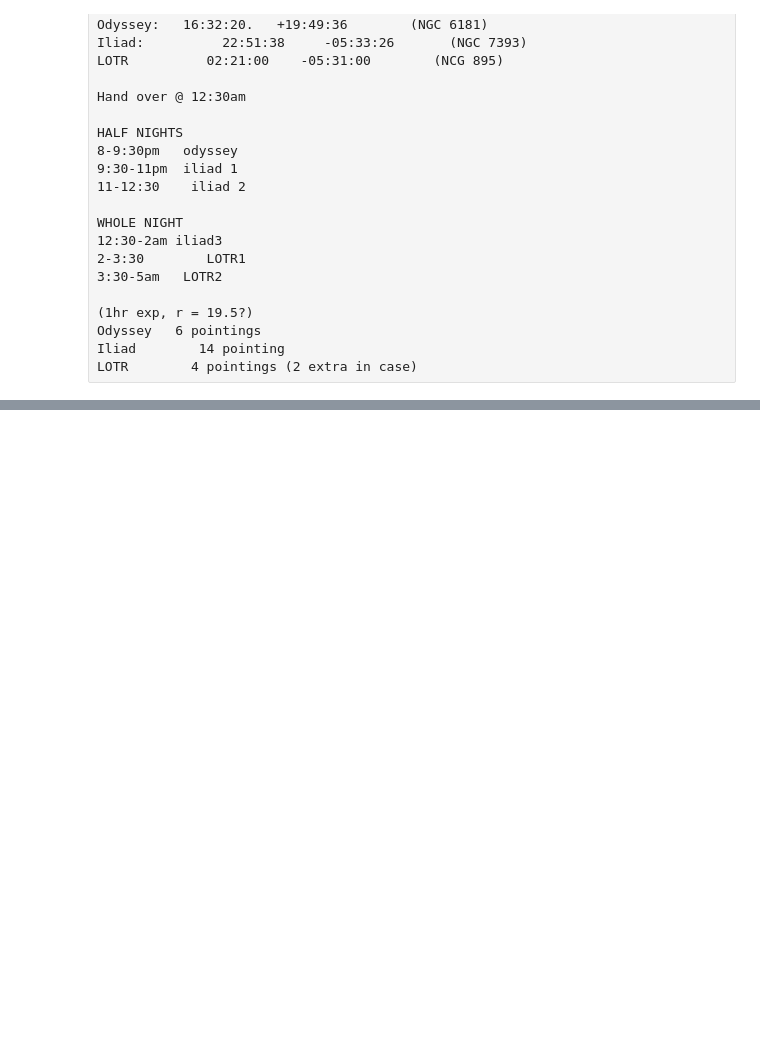
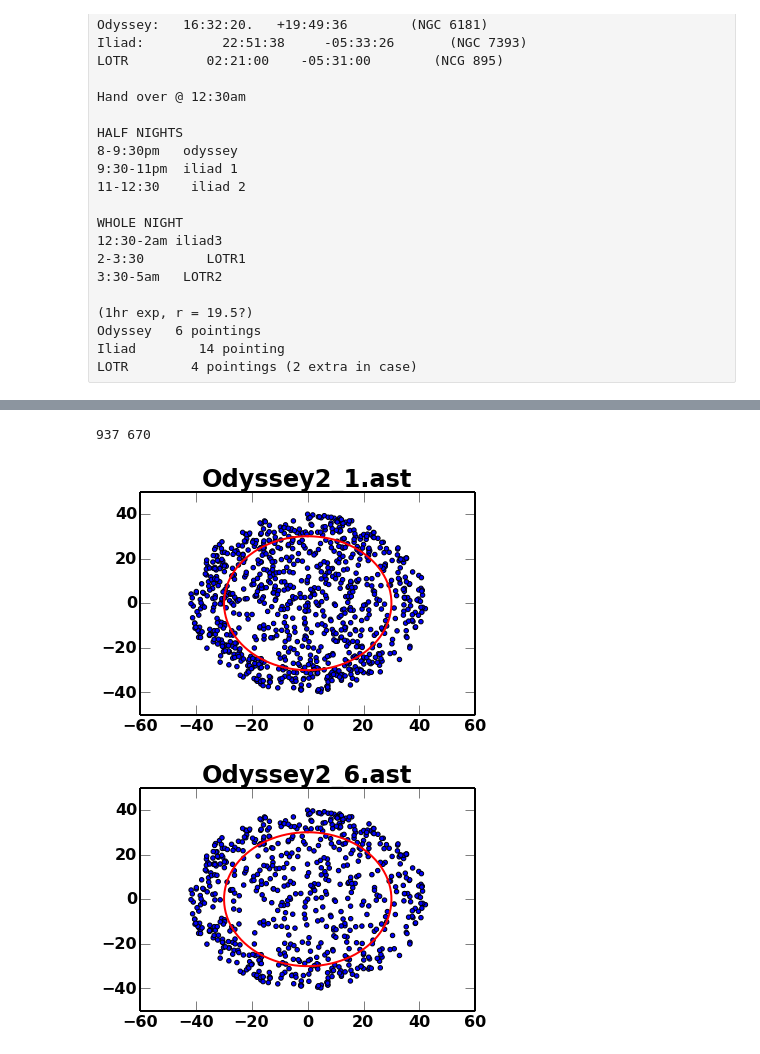
Before and after one commit to sagasurvey/erik, a Jupyter notebook: 2013Aug-HYDRA.ipynb, the cells around one changed output, grey strips where cells are left out. Drawn from its saved outputs; the diff is of its cells as text; code cells hidden in the pictures; blank space fills up the shorter version.

Commit message:
various updates for WIYN targeting

```diff
--- a/2013Aug-HYDRA.ipynb
+++ b/2013Aug-HYDRA.ipynb
@@ -82,0 +146,27 @@ len(np.unique(observedids))
+# %%
+#look at the AST files and plot the targets to see why there's only 12 fibers in the last one
+def plot_inner_ones(fn, circleoffsets=(0,0)):
+    ast = ascii.read(fn ,data_start=8)
+    ras = ast['col3']
+    decs = ast['col4']
+    ra = np.array([coords.Angle(rai, 'hr').degrees for rai in ras])
+    dec = np.array([coords.Angle(deci, 'deg').degrees for deci in decs])
+    cen = coords.ICRSCoordinates('16:32:20.952', '+19:49:35.15', unit=('hr','deg'))
+    dra = (ra - cen.ra.degrees) * 60
+    ddec = (dec - cen.dec.degrees) * 60
+
+    scatter(dra, ddec)
+    t = linspace(0,2*pi,100)
+    plot(sin(t)*30+circleoffsets[0],cos(t)*30+circleoffsets[1], c='r')
+
+    return sum(hypot(dra,ddec) < 60)
+res1 = plot_inner_ones('hydra_targets/Odyssey2_1.ast')
+title('Odyssey2_1.ast')
+figure()
+res2 = plot_inner_ones('hydra_targets/Odyssey2_6.ast')
+title('Odyssey2_6.ast')
+print res1, res2
+# %% [output]
+937 670
+[figure, added]
+[figure, added]
```
Also changed, not shown: parts of 31 cells of this notebook, 5 other files.
